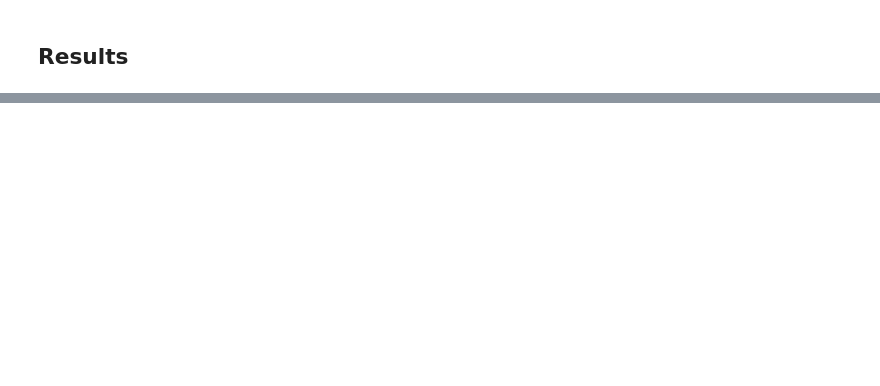
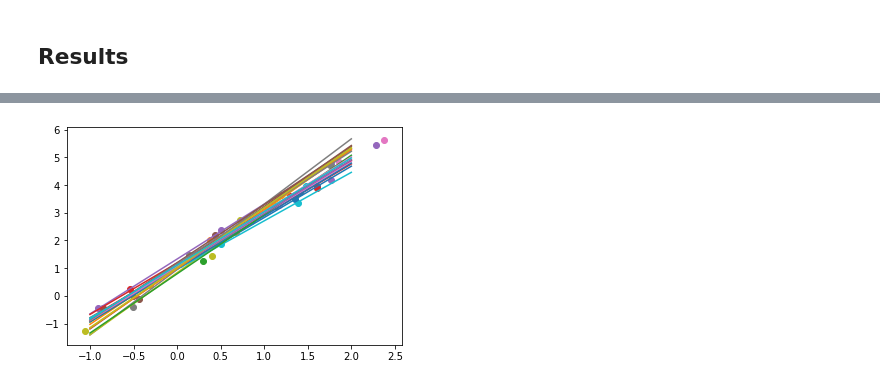
Before and after one commit to milesaturpin/latent-variable-nn, a Jupyter notebook: notebooks/single_param_baseline.ipynb, the cells around one changed output, grey strips where cells are left out. Saved outputs shown, nothing was run; the diff lists cells and outputs as text; code cells hidden in the pictures; blank space fills up the shorter version.

```diff
--- a/notebooks/single_param_baseline.ipynb
+++ b/notebooks/single_param_baseline.ipynb
@@ -1040 +985,12 @@ bias/tau_k_prior_variance:0
+# %%
+np.random.seed(4)
+# ng
+for i in range(ng):
+
+    tmp = get_segments(x_train, gid_train, i)
+    ytmp = get_segments(y_train, gid_train, i)
+    plt.scatter(tmp, ytmp)
+    plt.plot(np.linspace(-1,2,5), np.linspace(-1,2,5)* model.weights[0][i,0] + model.weights[6][i,0])
+# %% [output]
+[figure, added]
 # %%
```
Also changed, not shown: parts of 53 cells of this notebook, 5 other files.
